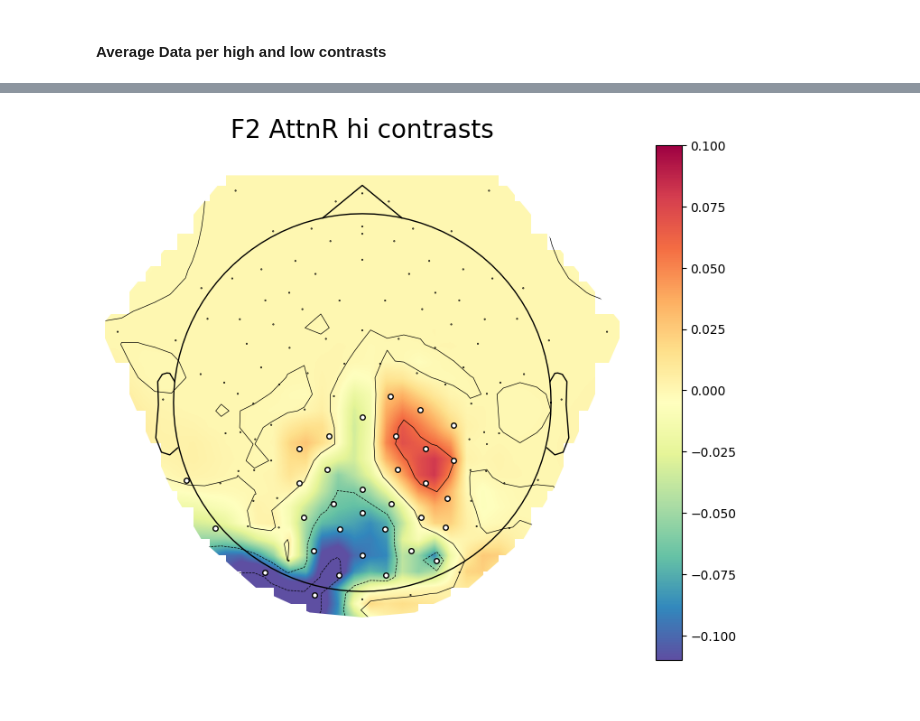
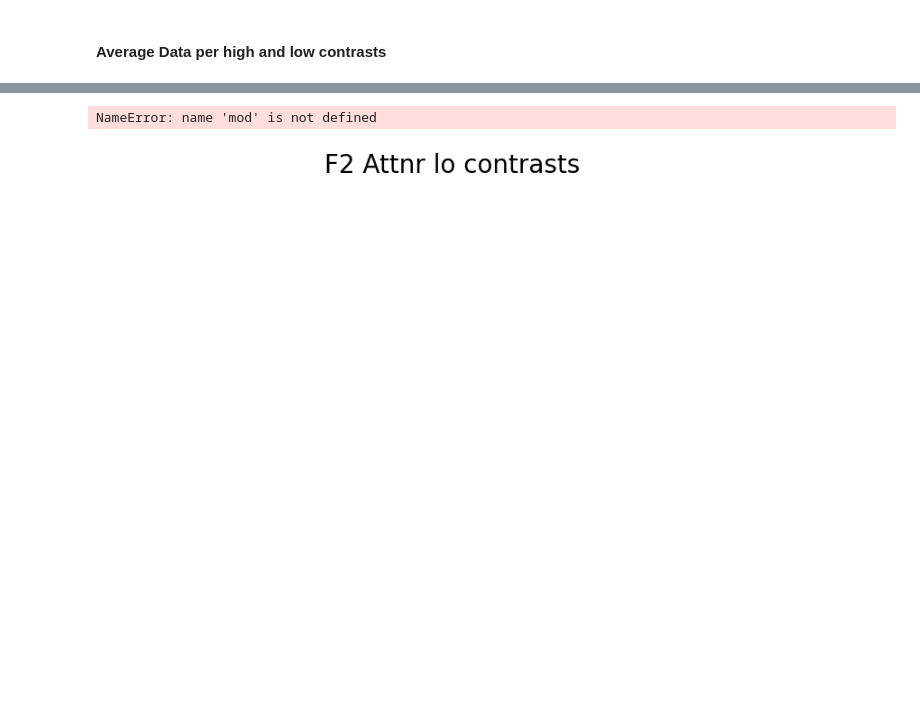
Before and after one commit to PatriciaNL/LTP_analysis, a Jupyter notebook: PythonScripts/ProcessingPipeline/GroupSubjData_pilot.ipynb, the cells around one changed output, grey strips where cells are left out. Cells and saved outputs as stored; diff of their text form; code cells hidden in the pictures.

```diff
--- a/PythonScripts/ProcessingPipeline/GroupSubjData_pilot.ipynb
+++ b/PythonScripts/ProcessingPipeline/GroupSubjData_pilot.ipynb
@@ -67,12 +67,12 @@ NumHarms = 4   # number of harmonics
 # %% [markdown]
 #### Occipital Channel Info
 # %%
-#elec_Arc1_outer = [68,64,58,51,47,42,37,31,    80,87,93,98,97,96,95,94]
+elec_Arc1_outer = [68,64,58,51,47,42,37,31,    80,87,93,98,97,96,95,94]
 elec_Arc2 = [73,69,65,59,52,53,54,  55,  79,86,92,91,90,89,88]
 elec_Arc3 = [74,70,66,60,61,  78,85,84,83,82,  81]
 elec_Arc4_inner = [71,67,62,77,76,75,     72]
-# AllAnalysisChans = np.concatenate([elec_Arc1_outer,elec_Arc2,elec_Arc3,elec_Arc4_inner])
-AllAnalysisChans = np.concatenate([elec_Arc2,elec_Arc3,elec_Arc4_inner])
+AllAnalysisChans = np.concatenate([elec_Arc1_outer,elec_Arc2,elec_Arc3,elec_Arc4_inner])
+#AllAnalysisChans = np.concatenate([elec_Arc2,elec_Arc3,elec_Arc4_inner])
 AnalysisChans = np.unique(AllAnalysisChans)
 AnalysisChans_int = np.array(AnalysisChans, dtype = int)
 VisChans = np.sort(AnalysisChans)
@@ -151,7 +152,7 @@ for s in range((s_iters)-1):
 
         r_counter = r_counter + 1
 # %%
-f1_attnL = np.nanmean(attnL_data_f1,axis = 2) # contrast x channels
+c = np.nanmean(attnL_data_f1,axis = 2) # contrast x channels
 f1_attnR = np.nanmean(attnR_data_f1,axis = 2) # contrast x channels
 
 f2_attnL = np.nanmean(attnL_data_f2,axis = 2)
@@ -159,8 +178,14 @@ f2_attnR = np.nanmean(attnR_data_f2,axis = 2)
 # %% [markdown]
 #### Average Data per high and low contrasts
 # %%
-f1L_cont,f1l_all = contrastAvg(arrIn = f1_attnL,s =[0,4],e = [4,5]) # 0 = lo contrasts, 1 = high contrasts
-f1R_cont,f1r_all  = contrastAvg(arrIn = f1_attnR,s =[0,4],e = [4,5])
+start_set = [0,3]
+end_set = [3,6]
+# start_set = [0,4]
+# end_set = [4,5]
 
-f2L_cont,f2l_all = contrastAvg(arrIn = f2_attnL,s =[0,4],e = [4,5])
-f2R_cont,f2r_all  = contrastAvg(arrIn = f2_attnR,s =[0,4],e = [4,5])
+
+f1L_cont,f1l_all = contrastAvg(arrIn = f1_attnL, s=start_set, e=end_set) # 0 = lo contrasts, 1 = high contrasts
+f1R_cont,f1r_all  = contrastAvg(arrIn = f1_attnR, s=start_set, e=end_set)
+
+f2L_cont,f2l_all = contrastAvg(arrIn = f2_attnL, s=start_set, e=end_set)
+f2R_cont,f2r_all  = contrastAvg(arrIn = f2_attnR, s=start_set, e=end_set)
@@ -167,8 +194,7 @@ f2R_cont,f2r_all  = contrastAvg(arrIn = f2_attnR,s =[0,4],e = [4,5])
 # %%
 hi_lo = 0
 contrast_groups = [f1l_all[hi_lo],f1r_all[hi_lo],f2l_all[hi_lo],f2r_all[hi_lo]] # array of condition data
-
-gInd = np.array(contrast_groups[0]) #plot 1 group only
+gInd = np.array(contrast_groups[3]) #plot 1 group only
 print(gInd.shape)
 # svd compu
 U,D,Vh = np.linalg.svd(gInd, full_matrices=False) # dim reduction
@@ -182,20 +208,20 @@ gom = np.array(np.nanmean(gOut[0:1,:], axis = 0)) # average channel weights (?)
 misc_chan_avg_svd = np.nanmean(gom[~ocm_chans]/np.sum([ocm_chans == False])) # avg activity of all channels not of interest and spread signal
 print(misc_chan_avg_svd)
 
-misc_chan_avg = np.nanmean(f1L_cont[1][~ocm_chans]/np.sum([ocm_chans == False]))
+misc_chan_avg = np.nanmean(f1L_cont[0][~ocm_chans]/np.sum([ocm_chans == False]))
 print(misc_chan_avg)
 ###########################################################################################################################################
 # svd channel data
 topoIn = gOut[0,:] # 128 channels
 # originl data to spread chan act
-mod = f1L_cont[1].copy()
+mod = f1L_cont[0].copy()
 ############################################################################################################################################
 # spread signal for channels not of interest
-topoIn[~ocm_chans] = misc_chan_avg_svd
-mod[~ocm_chans] = misc_chan_avg
+# topoIn[~ocm_chans] = misc_chan_avg_svd
+# mod[~ocm_chans] = misc_chan_avg
 # compare topo data between: svd, regular signal silencing, and raw data
-fig,axs = plt.subplots(3,1, figsize = (10,9), sharey = True) # orignal data with preserved signal
-axs[0].scatter(ch_list,f1L_cont[1], label = f'og data')
+fig,axs = plt.subplots(3,1, figsize = (12,7), sharey = True) # orignal data with preserved signal
+axs[0].scatter(ch_list,f1L_cont[0], label = f'og data')
 axs[0].legend()
 # original data with non chans of interest averaged
 axs[1].scatter(ch_list,mod, label = f' og data ch oi')
@@ -227,10 +246,10 @@ print(MaxChanActivity)
 # %%
-fig,axes = init_TopoTemplate(title_In = 'F2 AttnR hi contrasts')
-
-im,_ = plot_topomap(mod, info, mask = ocm, axes = axes, show =False,cmap = 'Spectral_r', res = 32, vlim =[vl_max,vl_min] ,contours =3,extrapolate = 'local', outlines = 'head',sphere=(0.0,0.0,0.0,0.09))
+fig,axes = init_TopoTemplate(title_In = 'F2 Attnr lo contrasts')
+im,_ = plot_topomap(mod, info, mask = ocm, axes = axes, show =False,cmap = 'Spectral_r', res = 32,contours =3,extrapolate = 'local', outlines = 'head',sphere=(0.0,0.0,0.0,0.09))
 divider = make_axes_locatable(axes)
 cax = divider.append_axes('right', size='5%', pad=0.4)
 cbar = plt.colorbar(im, cax=cax)
 plt.show()
 # %% [output]
+NameError: name 'mod' is not defined
-[figure, old version]
+[figure, new version]
```
Also changed, not shown: parts of 9 cells of this notebook, 4 other files.
